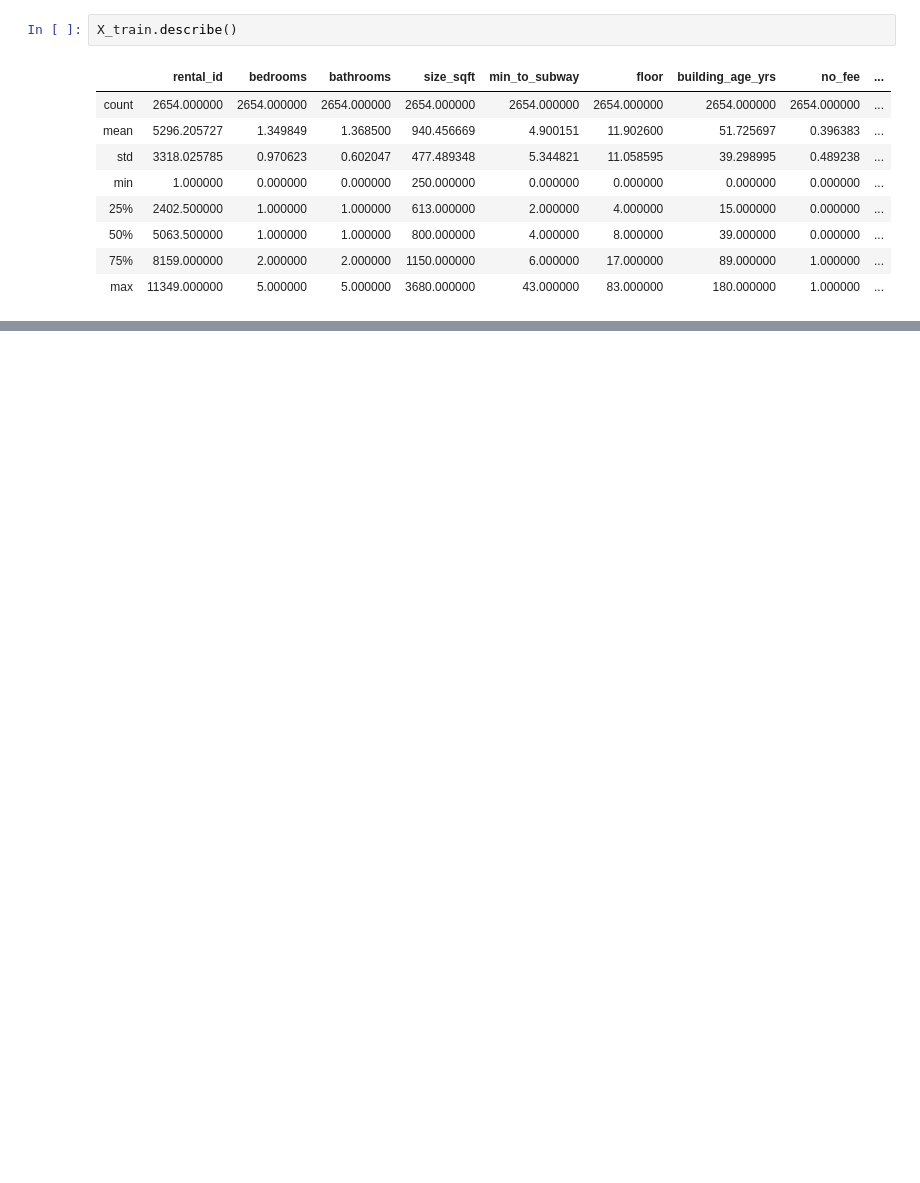
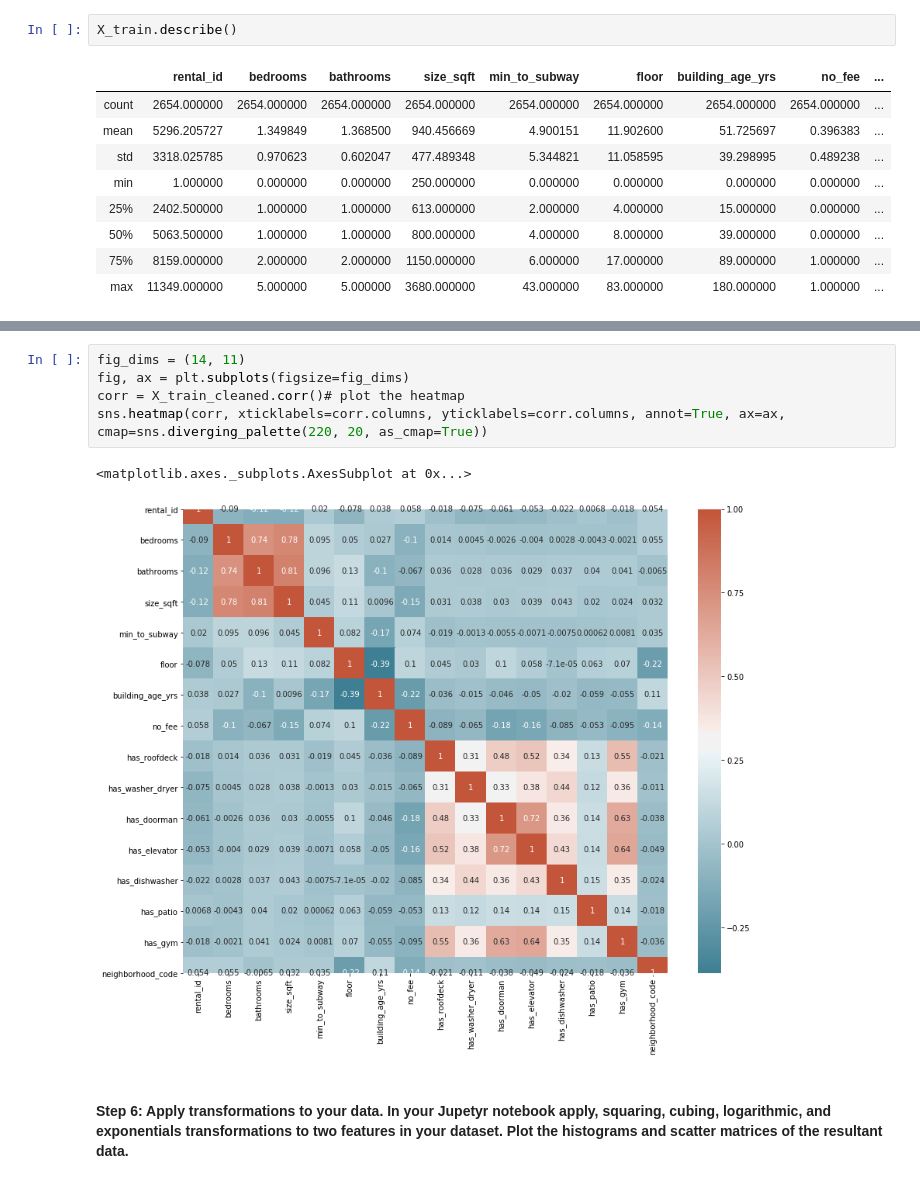
Before and after one commit to kathiavf16/data71200, a Jupyter notebook: Assignment 1 - Exploratory Data Analysis - Kathia Vargas Feliz.ipynb, the cells around one changed output, grey strips where cells are left out. Drawn from its saved outputs; the diff is of its cells as text; blank space fills up the shorter version.

```diff
--- a/Assignment 1 - Exploratory Data Analysis - Kathia Vargas Feliz.ipynb
+++ b/Assignment 1 - Exploratory Data Analysis - Kathia Vargas Feliz.ipynb
@@ -118,0 +184,10 @@ memory usage: 352.5 KB
+# %%
+fig_dims = (14, 11)
+fig, ax = plt.subplots(figsize=fig_dims)
+corr = X_train_cleaned.corr()# plot the heatmap
+sns.heatmap(corr, xticklabels=corr.columns, yticklabels=corr.columns, annot=True, ax=ax, cmap=sns.diverging_palette(220, 20, as_cmap=True))
+# %% [output]
+<matplotlib.axes._subplots.AxesSubplot at 0x...>
+[figure, added]
+# %% [markdown]
+#### Step 6: Apply transformations to your data. In your Jupetyr notebook apply, squaring, cubing, logarithmic, and exponentials transformations to two features in your dataset. Plot the histograms and scatter matrices of the resultant data.
```
Also changed, not shown: parts of 22 cells of this notebook.
